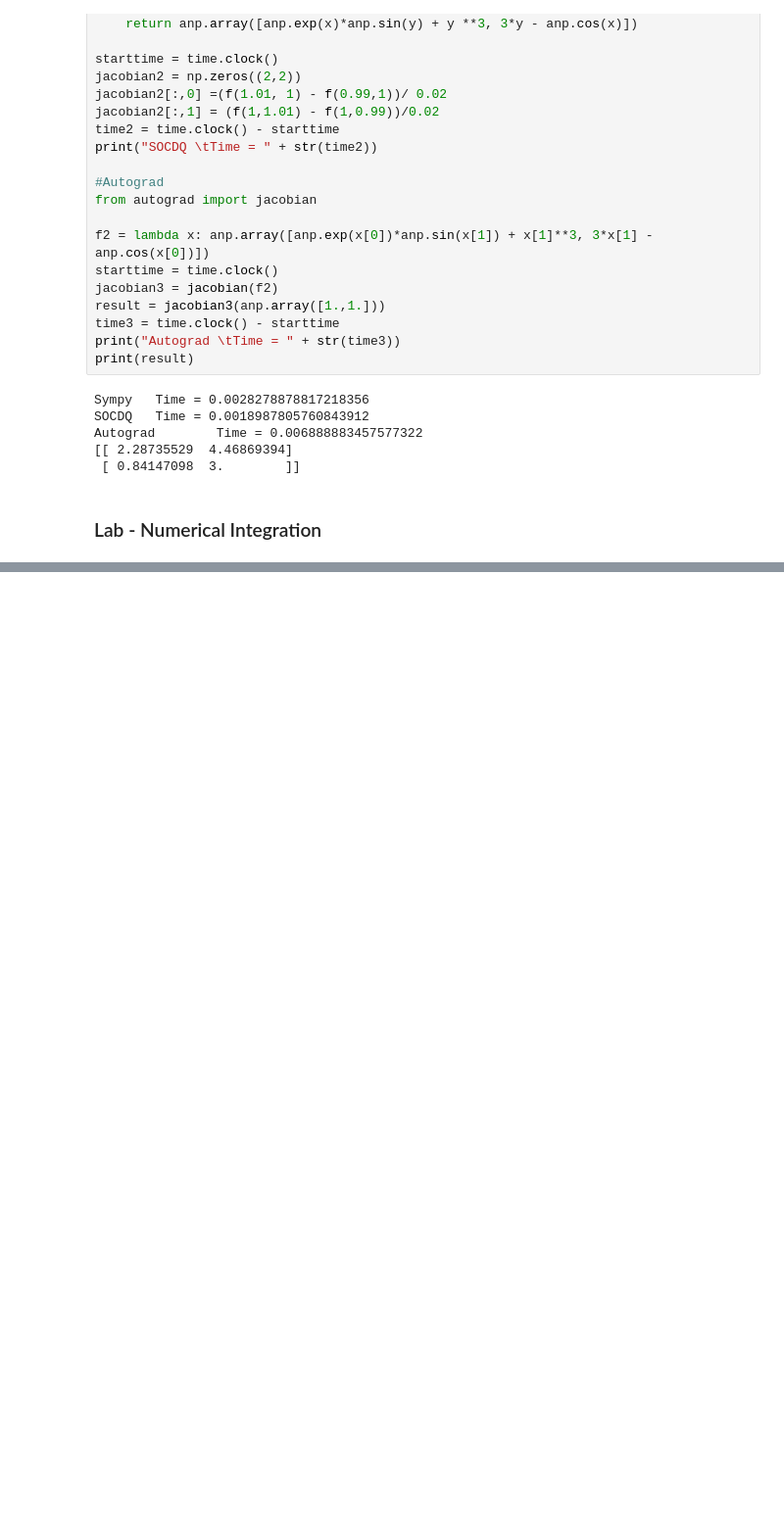
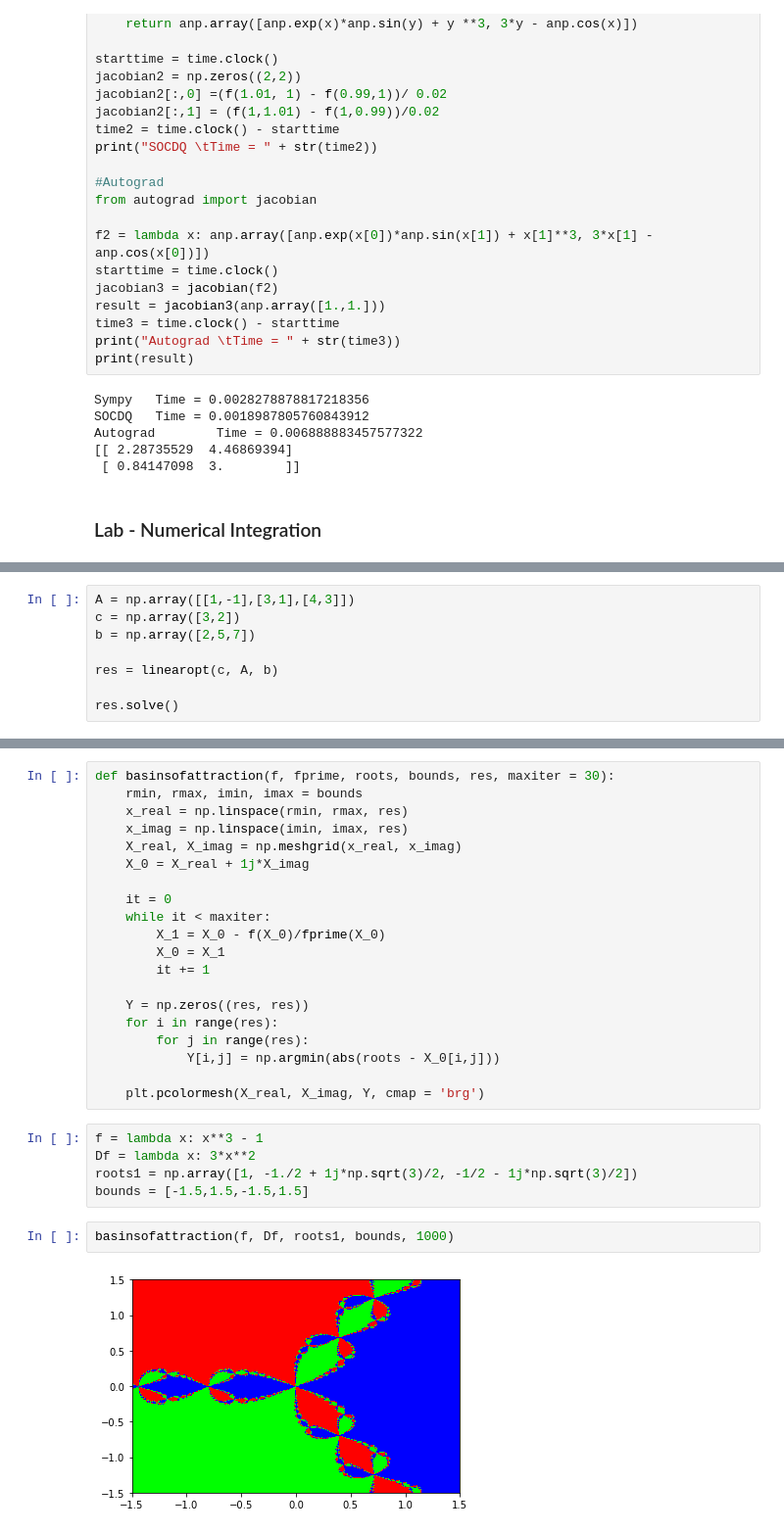
Before and after one commit to weihanchia/OSM-Lab-2017, a Jupyter notebook: Computation/Week 4/Week 4 - First 8 Labs.ipynb, the cells around one changed output, grey strips where cells are left out. Shown at 98% size. Saved outputs shown, nothing was run; the diff lists cells and outputs as text; blank space fills up the shorter version.

```diff
--- a/Computation/Week 4/Week 4.ipynb
+++ b/Computation/Week 4/Week 4 - First 8 Labs.ipynb
@@ -594,0 +881,8 @@ array([ 2.28735529,  0.84147098])
+# %%
+A = np.array([[1,-1],[3,1],[4,3]])
+c = np.array([3,2])
+b = np.array([2,5,7])
+
+res = linearopt(c, A, b)
+
+res.solve()
@@ -594,0 +1199,29 @@ array([ 2.28735529,  0.84147098])
+# %%
+def basinsofattraction(f, fprime, roots, bounds, res, maxiter = 30):
+    rmin, rmax, imin, imax = bounds
+    x_real = np.linspace(rmin, rmax, res)
+    x_imag = np.linspace(imin, imax, res)
+    X_real, X_imag = np.meshgrid(x_real, x_imag)
+    X_0 = X_real + 1j*X_imag
+
+    it = 0
+    while it < maxiter:
+        X_1 = X_0 - f(X_0)/fprime(X_0)
+        X_0 = X_1
+        it += 1
+
+    Y = np.zeros((res, res))
+    for i in range(res):
+        for j in range(res):
+            Y[i,j] = np.argmin(abs(roots - X_0[i,j]))
+
+    plt.pcolormesh(X_real, X_imag, Y, cmap = 'brg')
+# %%
+f = lambda x: x**3 - 1
+Df = lambda x: 3*x**2
+roots1 = np.array([1, -1./2 + 1j*np.sqrt(3)/2, -1/2 - 1j*np.sqrt(3)/2])
+bounds = [-1.5,1.5,-1.5,1.5]
+# %%
+basinsofattraction(f, Df, roots1, bounds, 1000)
+# %% [output]
+[figure, added]
```
Also changed, not shown: parts of 101 cells of this notebook, 13 other files.
